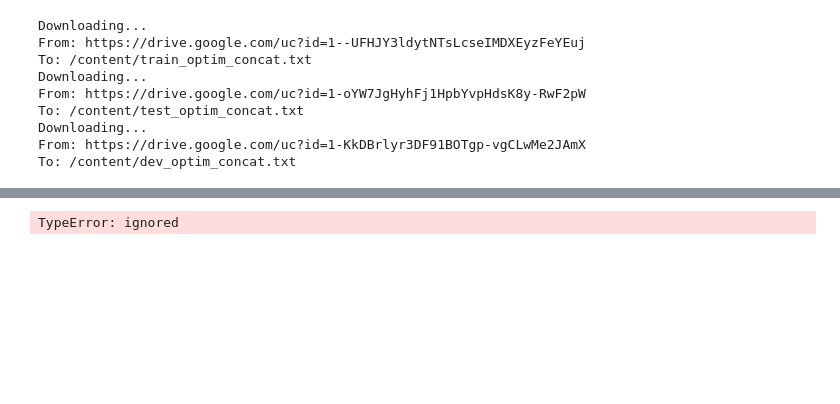
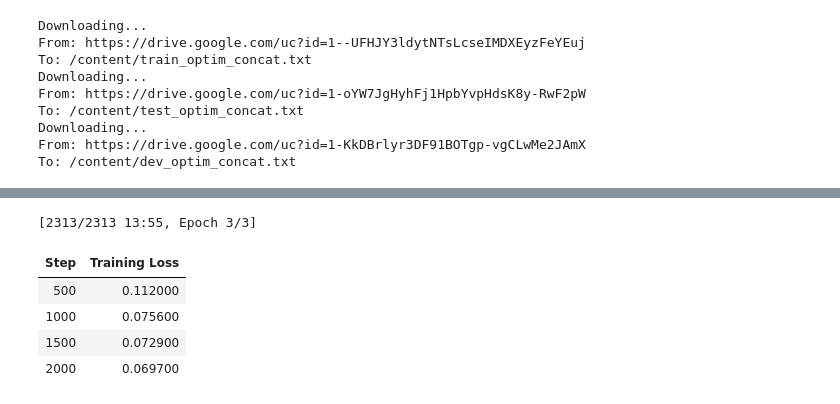
Before and after one commit to fansie1/chemRxnClassification, a Jupyter notebook: chemRxnBetter.ipynb, the cells around one changed output, grey strips where cells are left out. Cells and saved outputs as stored; diff of their text form; code cells hidden in the pictures; blank space fills up the shorter version.

```diff
--- a/chemRxnBetter.ipynb
+++ b/chemRxnBetter.ipynb
@@ -154,6 +154,8 @@ token_cache_path = {
     "test": "token_cache_test"
 }
 
+output_dir = "/content"
+
 
 def build_spacy(sent_list):
   return {
@@ -296,7 +298,7 @@ config = AutoConfig.from_pretrained(
       label2id=label2id,
 )
 hidden_size=768
-num_train_epochs=20
+num_train_epochs=1
 
 train_dataset = Dataset.from_list(train_input)
 dev_dataset = Dataset.from_list(dev_input)
@@ -415,7 +417,7 @@ from transformers import BertForTokenClassification, TrainingArguments, AutoConf
 
 
 device = torch.device("cuda") if torch.cuda.is_available() else torch.device("cpu")
-
+batch_size = 16
 class BertForTagging(BertForTokenClassification):
     def __init__(self, config):
         super(BertForTagging, self).__init__(config)
@@ -462,13 +464,15 @@ class BertForTagging(BertForTokenClassification):
         return preds_list
 
     def decode_labels(self, labels, mask):
-        labels = labels.cpu().numpy()
-        batch_size, seq_len = labels.shape
+        labels_np = labels.cpu().numpy()
+        batch_size, seq_len = labels_np.shape
         labels_list = [[] for _ in range(batch_size)]
         for i in range(batch_size):
           for j in range(seq_len):
             if mask[i, j]:
-              labels_list[i].append(labels[i, j])
+              labels_list[i].append(labels_np[i, j])
+        labels_list_test = [labels[i, mask[i]].tolist() for i in range(labels.shape[0])]
+        pdb.set_trace()
         return labels_list
 # %%
 # train and validation
@@ -604,5 +676,7 @@ def calculate_accuracy(outputs, labels, mask, type_acr = 'batch'):
 # %%
 from transformers import get_linear_schedule_with_warmup, AdamW
+from transformers import default_data_collator
+from transformers import TrainingArguments
 from evaluate import evaluator
 
 model = BertForTagging(config)
@@ -616,7 +690,7 @@ optimizer_parameters = [
     {'params': [p for n, p in param_optimizer if any(nd in n for nd in no_decay)], 'weight_decay': 0},
 ]
 
-num_training_steps = int(len(train_dataloader)/batch_size * num_train_epochs)
+num_training_steps = int(len(tokenized_datasets["train"])/batch_size * num_train_epochs)
 
 optimizer = AdamW(optimizer_parameters, lr=1e-3)
 scheduler = get_linear_schedule_with_warmup(
@@ -624,39 +698,32 @@ scheduler = get_linear_schedule_with_warmup(
     num_warmup_steps = 0,
     num_training_steps = num_training_steps
 )
+train_args = TrainingArguments(output_dir = output_dir)
+trainer = NERTrainer(
+    model=model,
+    args=train_args,
+    tokenizer=tokenizer,
+    data_collator=default_data_collator,
+    train_dataset=tokenized_datasets["train"],
+    eval_dataset=tokenized_datasets["validation"],
+    compute_metrics=ner_compute_metrics,
+    optimizers=(optimizer, scheduler)
+)
 
-def validate_model(model, dataloader):
-  model.eval()
-  # metrics = evaluate.combine(["f1", "precision", "recall"])
-  metrics = evaluator("token-classification")
-  for batch in dataloader:
-    batch = {k:v.to(device) for k,v in batch.items()}
-    with torch.no_grad():
-      output = model(**batch)
-    logits = output[1]
-    predictions = torch.argmax(logits, dim=-1)
-    labels = batch["labels"]
-    ids = batch["input_ids"]
-    assert len(predictions) == len(labels)
-    # for pred, lab, token in zip(predictions, labels, ids):
-    #   if (pred != lab):
-    #     write_txt("/result.txt", tokenizer.decode(token), pred, lab)
-    # pdb.set_trace()
-    metrics.add_batch(predictions=predictions.view(-1), references=labels.view(-1))
-  return metrics.compute()
+trainer.train()
 
-for e in range(num_train_epochs):
-  print("Epoch:", e)
-  loss, train_accuracy = train_fn(train_dataloader, model, optimizer, scheduler, device)
-  print(f"Total Epoch Train Accuracy : {train_accuracy} with loss : {loss}")
-  loss, predicted, labels = eval_fn(eval_dataloader, model, device)
-  result = compute_metrics(predicted, labels)
-  print("----------validate----------")
-  print(f"Total Epoch Eval : {100.0 *  result['precision']}, Recall : {100.0 * result['recall']}, f1 : {100.0 * result['f1']}")
-  loss, predicted, labels = eval_fn(test_dataloader, model, device)
-  result = compute_metrics(predicted, labels)
-  print("----------test----------")
-  print(f"Total Epoch Test : {100.0 *  result['precision']}, Recall : {100.0 * result['recall']}, f1 : {100.0 * result['f1']}")
+# for e in range(num_train_epochs):
+#   print("Epoch:", e)
+#   loss, train_accuracy = train_fn(train_dataloader, model, optimizer, scheduler, device)
+#   print(f"Total Epoch Train Accuracy : {train_accuracy} with loss : {loss}")
+#   loss, predicted, labels = eval_fn(eval_dataloader, model, device)
+#   result = compute_metrics(predicted, labels)
+#   print("----------validate----------")
+#   print(f"Total Epoch Eval : {100.0 *  result['precision']}, Recall : {100.0 * result['recall']}, f1 : {100.0 * result['f1']}")
+#   loss, predicted, labels = eval_fn(test_dataloader, model, device)
+#   result = compute_metrics(predicted, labels)
+#   print("----------test----------")
+#   print(f"Total Epoch Test : {100.0 *  result['precision']}, Recall : {100.0 * result['recall']}, f1 : {100.0 * result['f1']}")
   # validate_model(model, eval_dataloader)
   # print("----------test----------")
   # validate_model(model, test_dataloader)
@@ -684 +742,6 @@ KeyboardInterrupt
-TypeError: ignored
+[2313/2313 13:55, Epoch 3/3]
+| Step | Training Loss |
+| 500 | 0.112000 |
+| 1000 | 0.075600 |
+| 1500 | 0.072900 |
+| 2000 | 0.069700 |
```
Also changed, not shown: parts of 7 cells of this notebook.
